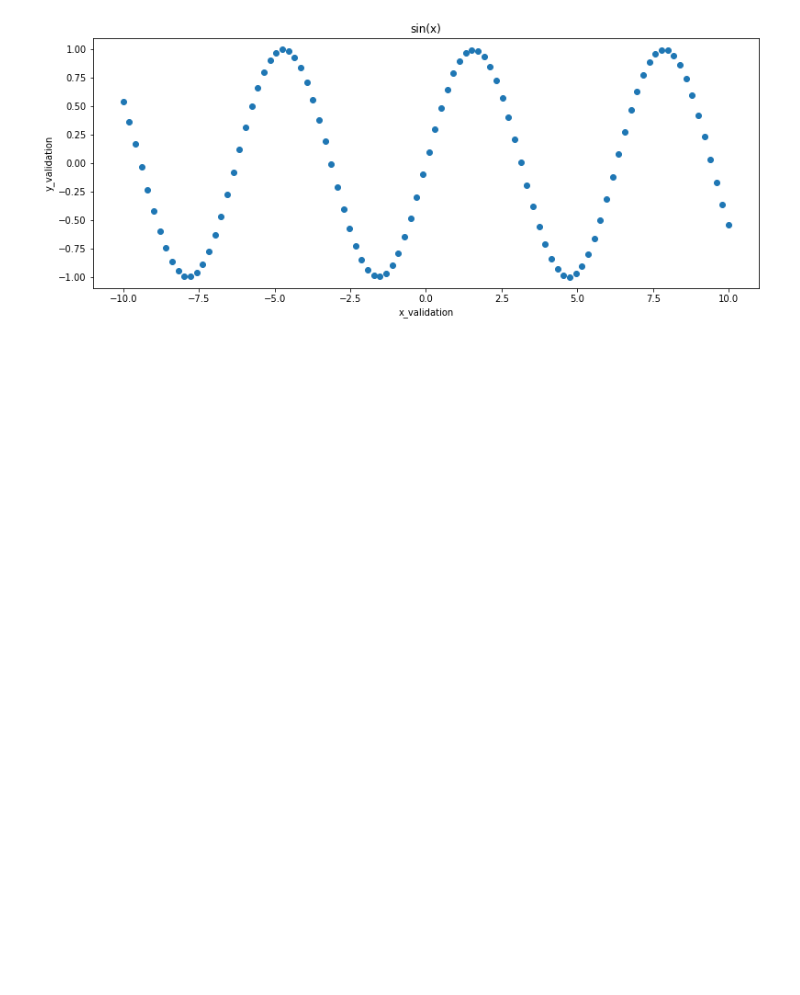
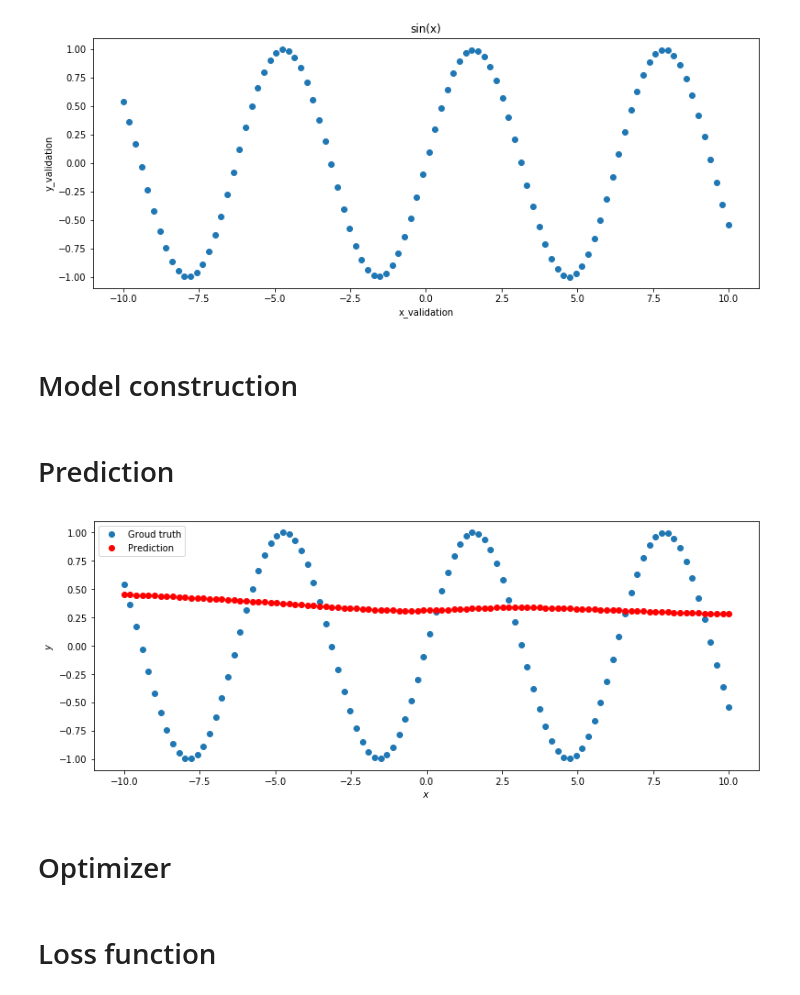
Before and after one commit to adrianoff/pytorch_learning, a Jupyter notebook: notebooks/pytorch_first.ipynb, the cells around one changed output. Drawn from its saved outputs; the diff is of its cells as text; code cells hidden in the pictures; blank space fills up the shorter version.

```diff
--- a/notebooks/pytorch_first.ipynb
+++ b/notebooks/pytorch_first.ipynb
@@ -57,0 +61,34 @@ plt.ylabel('y_validation');
+# %% [markdown]
+# Model construction
+# %%
+class SineNet(torch.nn.Module):
+    def __init__(self, n_hidden_neurons):
+        super(SineNet, self).__init__()
+        self.fc1 = torch.nn.Linear(1, n_hidden_neurons)
+        self.act1 = torch.nn.Sigmoid()
+        self.fc2 = torch.nn.Linear(n_hidden_neurons, 1)
+
+    def forward(self, x):
+        x = self.fc1(x)
+        x = self.act1(x)
+        x = self.fc2(x)
+        return x
+
+sine_net = SineNet(50)
+# %% [markdown]
+# Prediction
+# %%
+def predict(net, x, y):
+    y_pred = net.forward(x)
+
+    plt.plot(x.numpy(), y.numpy(), 'o', label='Groud truth')
+    plt.plot(x.numpy(), y_pred.data.numpy(), 'o', c='r', label='Prediction');
+    plt.legend(loc='upper left')
+    plt.xlabel('$x$')
+    plt.ylabel('$y$')
+
+predict(sine_net, x_validation, y_validation)
+# %% [output]
+[figure, added]
+# %% [markdown]
+# Optimizer
@@ -57,0 +97,2 @@ plt.ylabel('y_validation');
+# %% [markdown]
+# Loss function
```
Also changed, not shown: parts of 10 cells of this notebook, 1 other file.
